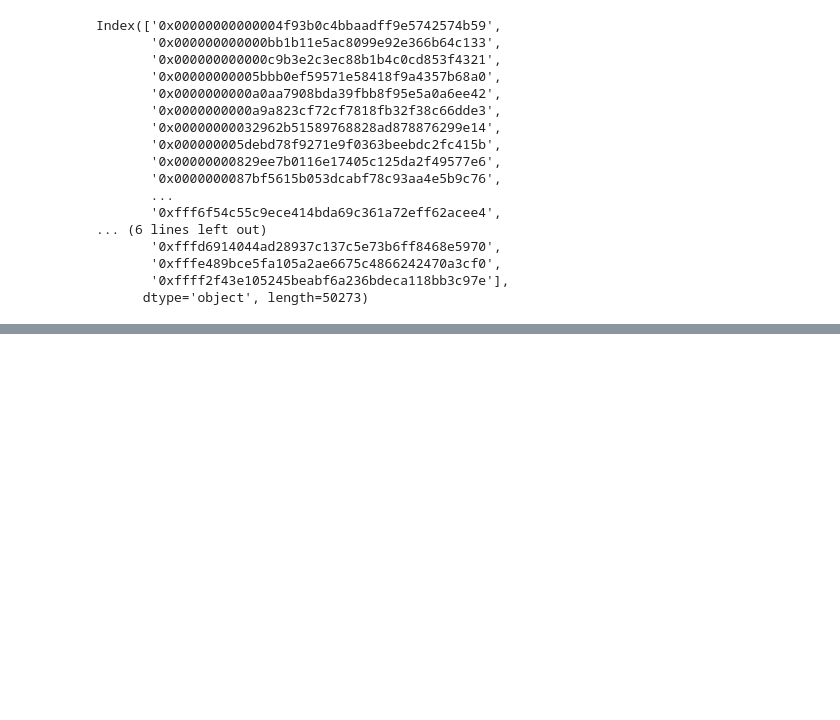
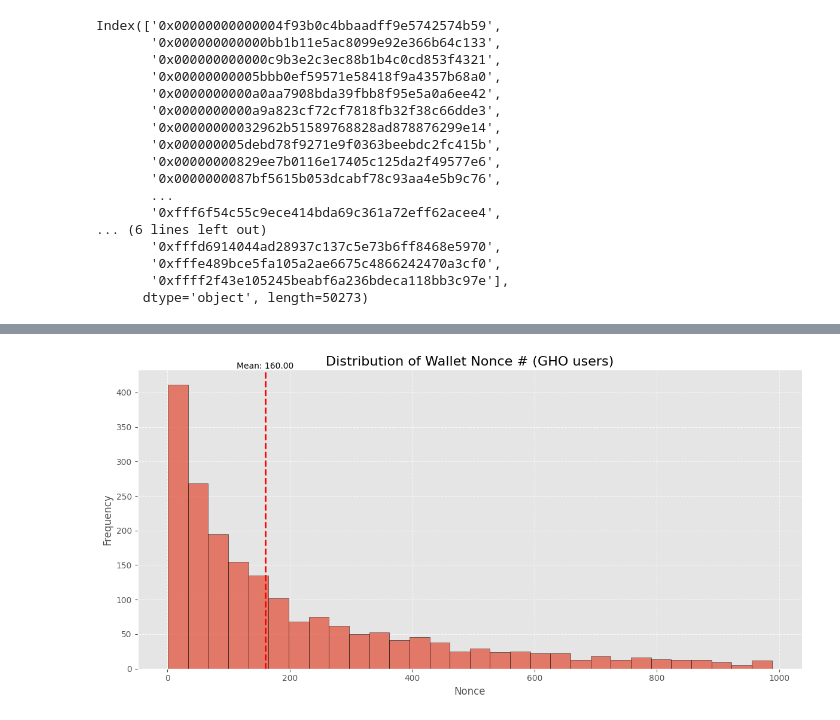
Before and after one commit to benber86/gho_users, a Jupyter notebook: Wallet Ages.ipynb, the cells around one changed output, grey strips where cells are left out. Saved outputs shown, nothing was run; the diff lists cells and outputs as text; code cells hidden in the pictures; blank space fills up the shorter version.

Commit message:
Nonces

```diff
--- a/Wallet Ages.ipynb
+++ b/Wallet Ages.ipynb
@@ -259,3 +259,10 @@ plt.tight_layout()
 plt.show()
 # %% [output]
 [figure]
+# %%
+full_age_series = {
+    'v3': list(non_gho_ages_series),
+    'gho': list(gho_ages_series),
+}
+with open('wallet_ages_series.json', 'w') as f:
+    json.dump(full_age_series, f)
@@ -345,3 +367,6 @@ for result in results:
 import pickle
 with open('wallet-nonces.pickle', 'wb') as fp:
     pickle.dump(nonce_dict, fp)
+# %%
+nonce_df = pd.Series(nonce_dict)
+nonce_df
@@ -347,0 +386,21 @@ with open('wallet-nonces.pickle', 'wb') as fp:
+# %%
+gho_nonce_series = nonce_df[list((gho_users) & set(nonce_df.index))]
+# %%
+
+fig, ax = plt.subplots(figsize=(12, 6))
+gho_nonce_series[gho_nonce_series < 1e3].hist(ax=ax, bins=30, edgecolor='black', alpha=0.7)
+ax.set_title('Distribution of Wallet Nonce # (GHO users)', fontsize=16)
+ax.set_xlabel('Nonce', fontsize=12)
+ax.set_ylabel('Frequency', fontsize=12)
+ax.grid(True, linestyle='--', alpha=0.7)
+ax.spines['top'].set_visible(False)
+ax.spines['right'].set_visible(False)
+mean_age = gho_nonce_series.median()
+ax.axvline(mean_age, color='red', linestyle='dashed', linewidth=2)
+ax.text(mean_age, ax.get_ylim()[1], f'Mean: {mean_age:.2f}',
+        horizontalalignment='center', verticalalignment='bottom')
+
+plt.tight_layout()
+plt.show()
+# %% [output]
+[figure, added]
```
Also changed, not shown: parts of 6 cells of this notebook.
